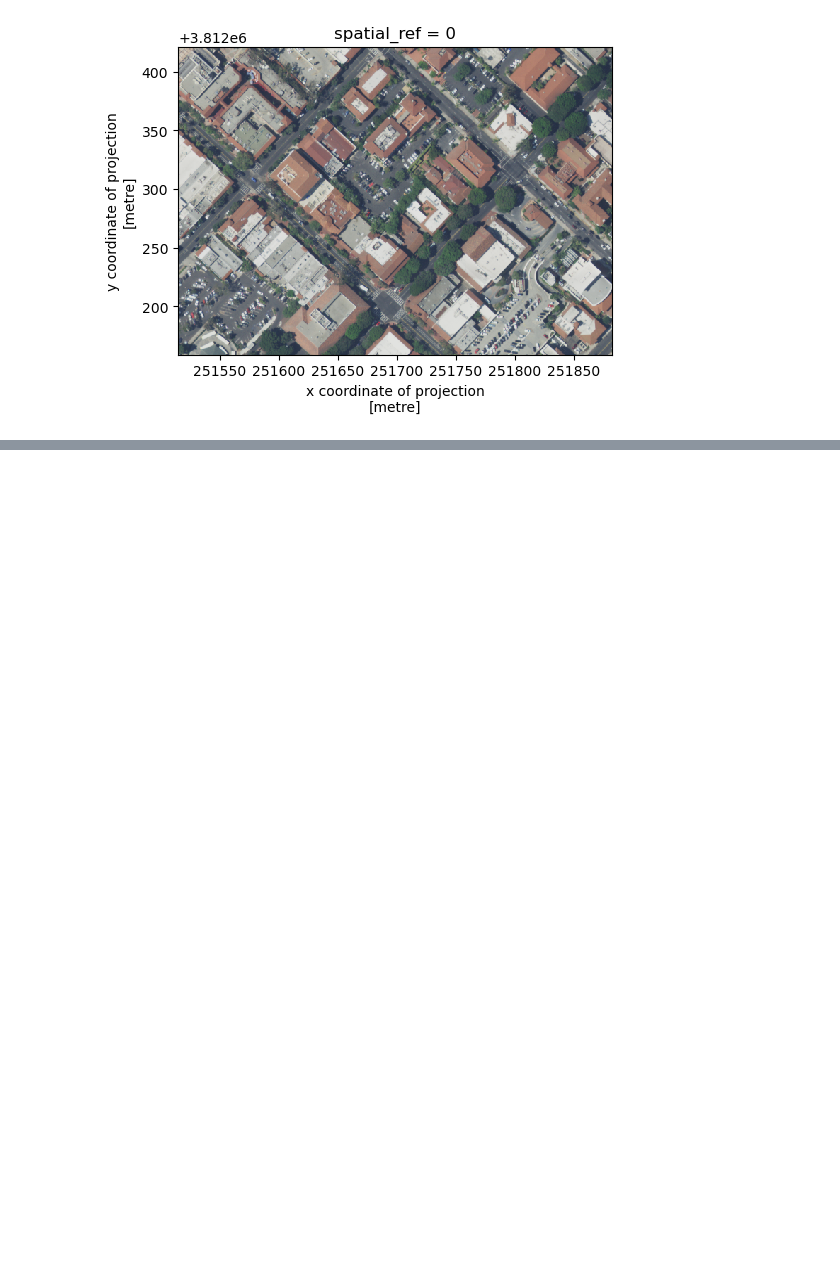
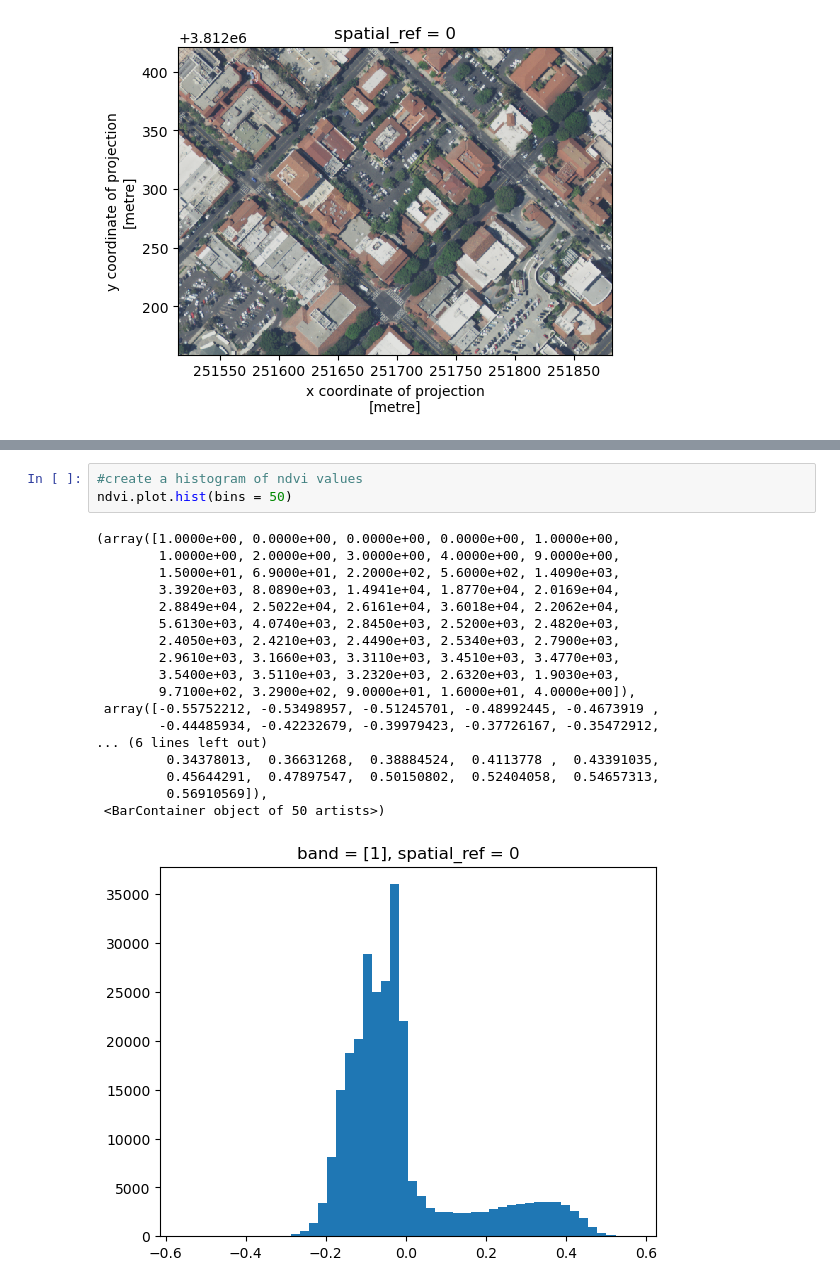
Before and after one commit to annieradams/eds220-week6, a Jupyter notebook: lesson2.ipynb, the cells around one changed output, grey strips where cells are left out. Cells and saved outputs as stored; diff of their text form; blank space fills up the shorter version.

```diff
--- a/lesson2.ipynb
+++ b/lesson2.ipynb
@@ -240,0 +331,22 @@ rgb_small.plot.imshow(size = size, aspect = aspect)
+# %%
+#create a histogram of ndvi values
+ndvi.plot.hist(bins = 50)
+# %% [output]
+(array([1.0000e+00, 0.0000e+00, 0.0000e+00, 0.0000e+00, 1.0000e+00,
+        1.0000e+00, 2.0000e+00, 3.0000e+00, 4.0000e+00, 9.0000e+00,
+        1.5000e+01, 6.9000e+01, 2.2000e+02, 5.6000e+02, 1.4090e+03,
+        3.3920e+03, 8.0890e+03, 1.4941e+04, 1.8770e+04, 2.0169e+04,
+        2.8849e+04, 2.5022e+04, 2.6161e+04, 3.6018e+04, 2.2062e+04,
+        5.6130e+03, 4.0740e+03, 2.8450e+03, 2.5200e+03, 2.4820e+03,
+        2.4050e+03, 2.4210e+03, 2.4490e+03, 2.5340e+03, 2.7900e+03,
+        2.9610e+03, 3.1660e+03, 3.3110e+03, 3.4510e+03, 3.4770e+03,
+        3.5400e+03, 3.5110e+03, 3.2320e+03, 2.6320e+03, 1.9030e+03,
+        9.7100e+02, 3.2900e+02, 9.0000e+01, 1.6000e+01, 4.0000e+00]),
+ array([-0.55752212, -0.53498957, -0.51245701, -0.48992445, -0.4673919 ,
+        -0.44485934, -0.42232679, -0.39979423, -0.37726167, -0.35472912,
+... (6 lines left out)
+         0.34378013,  0.36631268,  0.38884524,  0.4113778 ,  0.43391035,
+         0.45644291,  0.47897547,  0.50150802,  0.52404058,  0.54657313,
+         0.56910569]),
+ <BarContainer object of 50 artists>)
+[figure, added]
```
Also changed, not shown: parts of 13 cells of this notebook.
